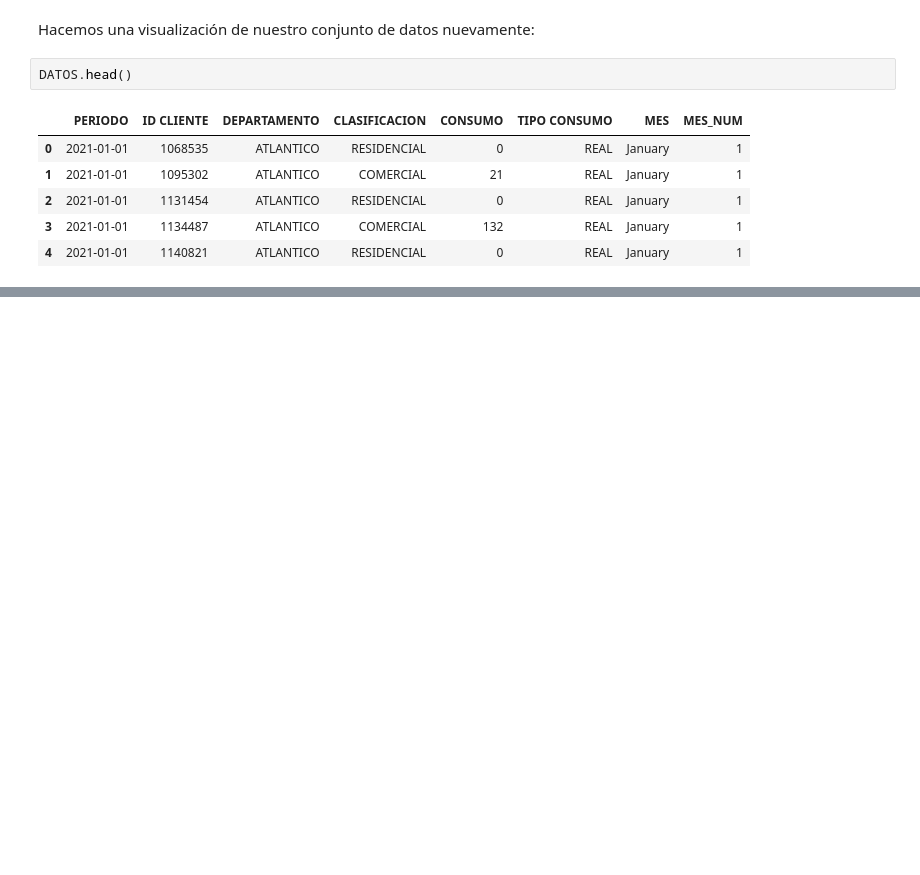
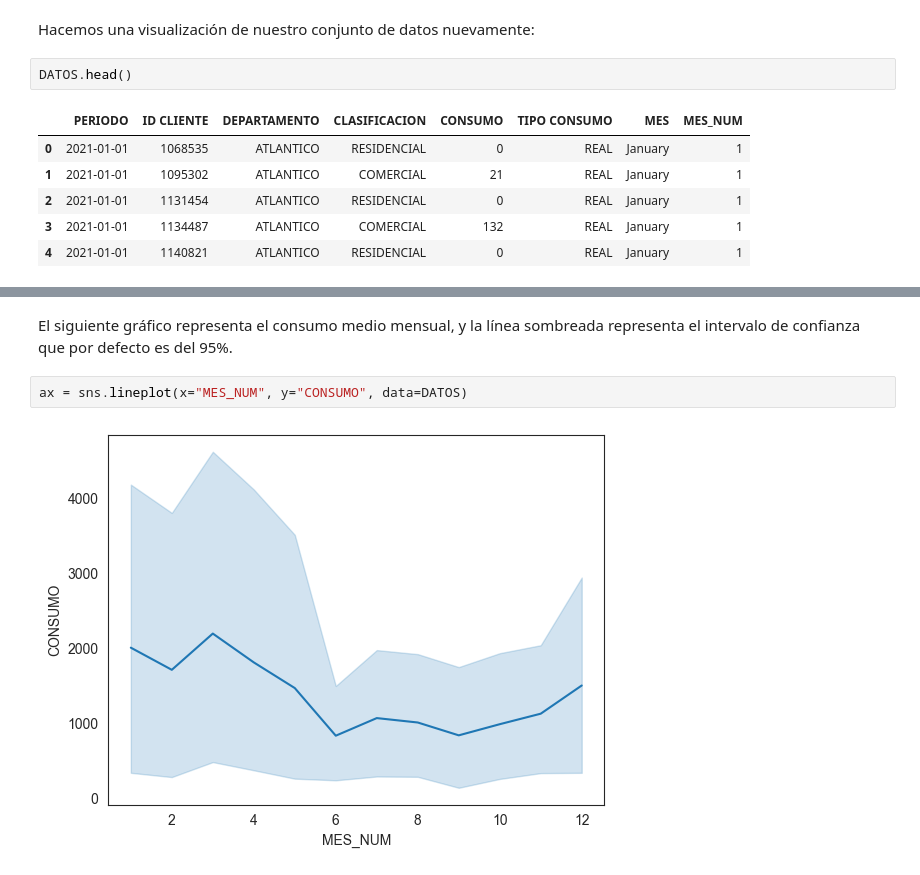
Before and after one commit to vanebertel/PRUEBA_GASES, a Jupyter notebook: _sources/notebooks.ipynb, the cells around one changed output, grey strips where cells are left out. Cells and saved outputs as stored; diff of their text form; blank space fills up the shorter version.

```diff
--- a/_sources/notebooks.ipynb
+++ b/_sources/notebooks.ipynb
@@ -334,0 +413,6 @@ DATOS.head()
+# %% [markdown]
+El siguiente gráfico representa el consumo medio mensual, y la línea sombreada representa el intervalo de confianza que por defecto es del 95%.
+# %%
+ax = sns.lineplot(x="MES_NUM", y="CONSUMO", data=DATOS)
+# %% [output]
+[figure, added]
```
Also changed, not shown: parts of 12 cells of this notebook, 9 other files.
